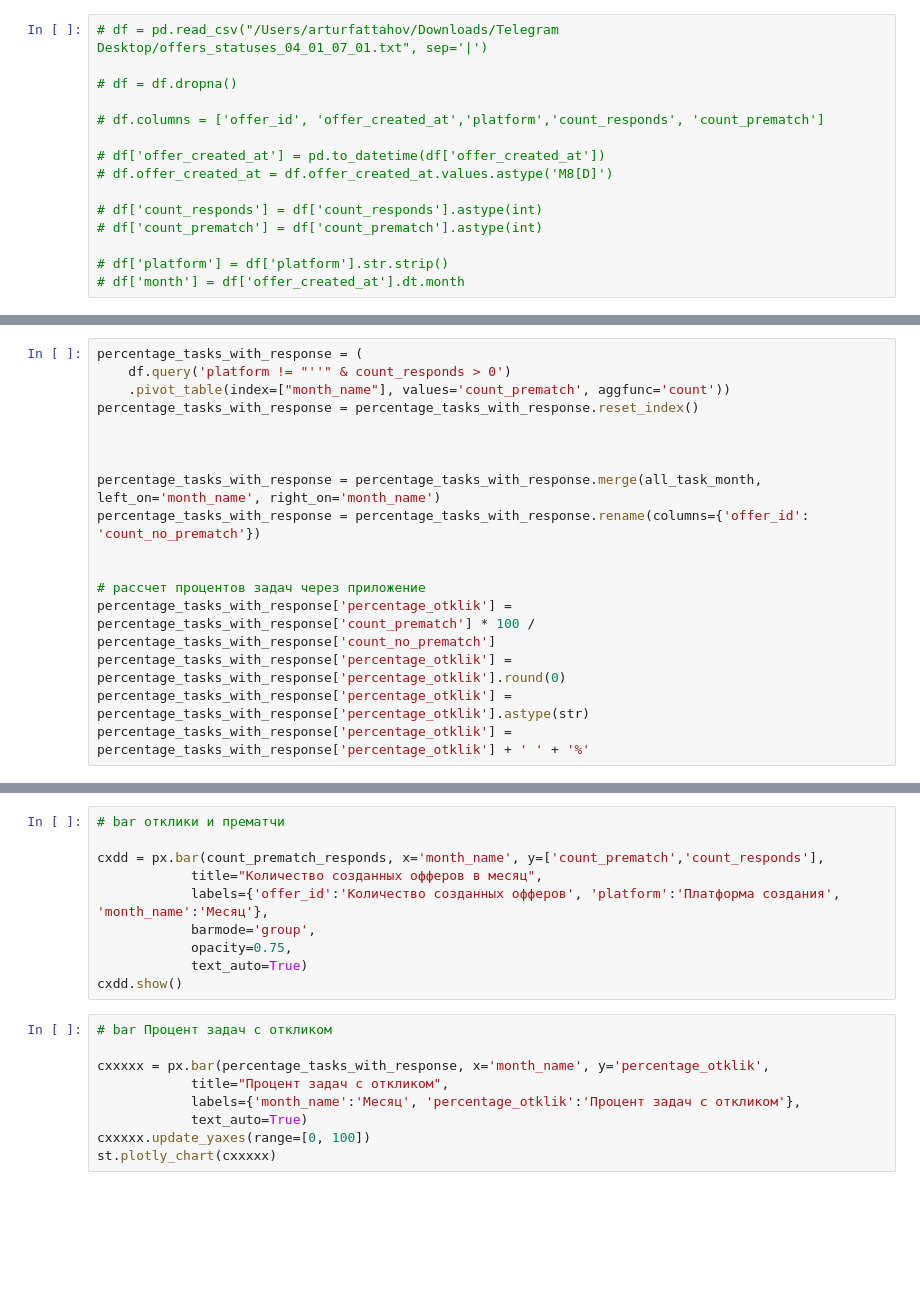
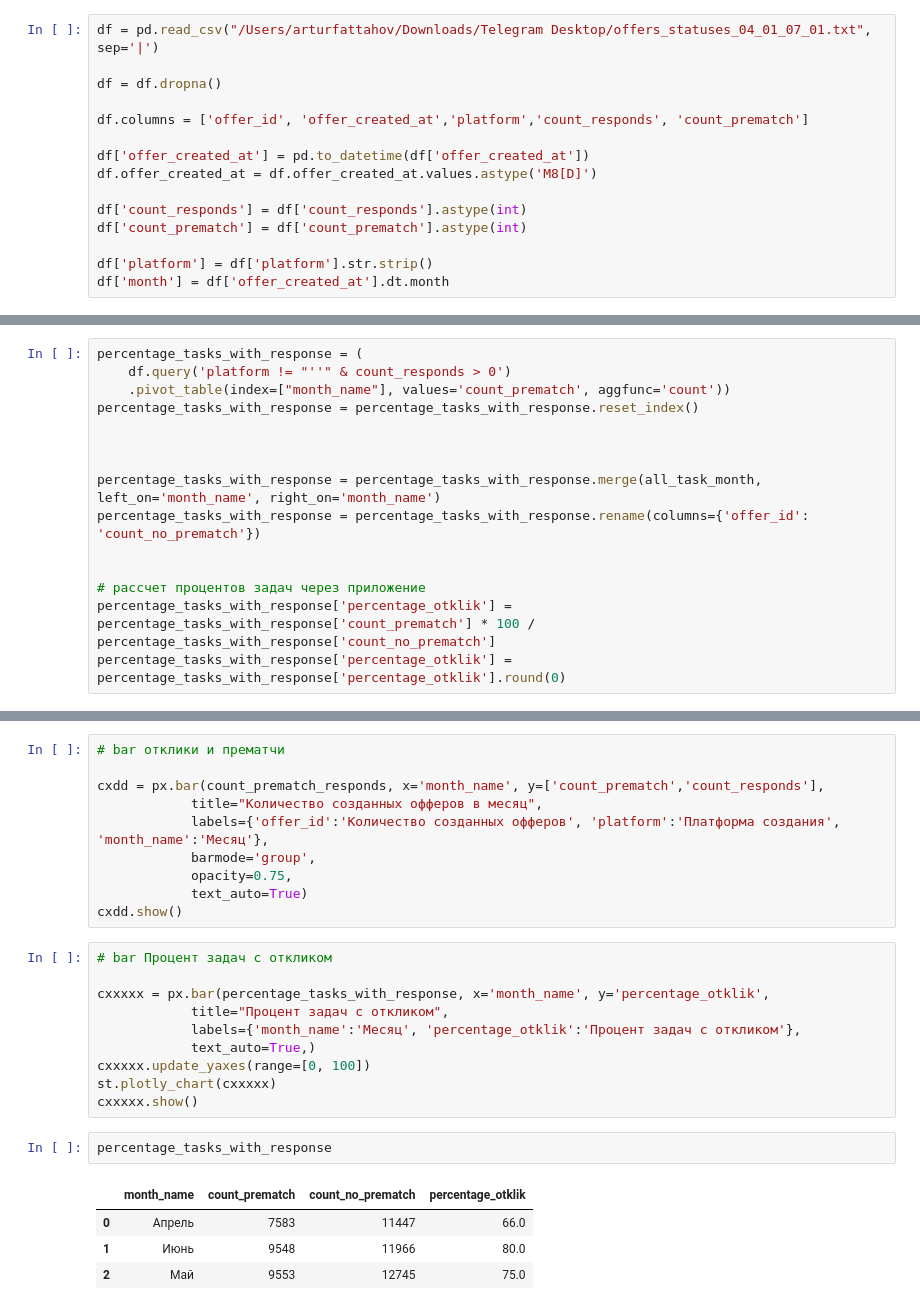
Before and after one commit to ArchFa/UrgYReport, a Jupyter notebook: main_jupyter_file.ipynb, the cells around one changed output, grey strips where cells are left out. Cells and saved outputs as stored; diff of their text form; blank space fills up the shorter version.

```diff
--- a/main_jupyter_file.ipynb
+++ b/main_jupyter_file.ipynb
@@ -63,20 +63,20 @@ if not count_task or not use_example_file:
 # %%
 df['month'] = df['offer_created_at'].dt.month
 # %%
-# df = pd.read_csv("/Users/arturfattahov/Downloads/Telegram Desktop/offers_statuses_04_01_07_01.txt", sep='|')
+df = pd.read_csv("/Users/arturfattahov/Downloads/Telegram Desktop/offers_statuses_04_01_07_01.txt", sep='|')
 
-# df = df.dropna()
+df = df.dropna()
 
-# df.columns = ['offer_id', 'offer_created_at','platform','count_responds', 'count_prematch']
+df.columns = ['offer_id', 'offer_created_at','platform','count_responds', 'count_prematch']
 
-# df['offer_created_at'] = pd.to_datetime(df['offer_created_at'])
-# df.offer_created_at = df.offer_created_at.values.astype('M8[D]')
+df['offer_created_at'] = pd.to_datetime(df['offer_created_at'])
+df.offer_created_at = df.offer_created_at.values.astype('M8[D]')
 
-# df['count_responds'] = df['count_responds'].astype(int)
-# df['count_prematch'] = df['count_prematch'].astype(int)
+df['count_responds'] = df['count_responds'].astype(int)
+df['count_prematch'] = df['count_prematch'].astype(int)
 
-# df['platform'] = df['platform'].str.strip()
-# df['month'] = df['offer_created_at'].dt.month
+df['platform'] = df['platform'].str.strip()
+df['month'] = df['offer_created_at'].dt.month
 # %%
 months = {
         1: 'Январь',
@@ -212,8 +231,6 @@ percentage_tasks_with_response = percentage_tasks_with_response.rename(columns={
 # рассчет процентов задач через приложение
 percentage_tasks_with_response['percentage_otklik'] = percentage_tasks_with_response['count_prematch'] * 100 / percentage_tasks_with_response['count_no_prematch']
 percentage_tasks_with_response['percentage_otklik'] = percentage_tasks_with_response['percentage_otklik'].round(0)
-percentage_tasks_with_response['percentage_otklik'] = percentage_tasks_with_response['percentage_otklik'].astype(str)
-percentage_tasks_with_response['percentage_otklik'] = percentage_tasks_with_response['percentage_otklik'] + ' ' + '%'
 # %%
 ################################### графики и отображаемые элементы ###################################
 # %%
@@ -295,6 +310,14 @@ cxdd.show()
 cxxxxx = px.bar(percentage_tasks_with_response, x='month_name', y='percentage_otklik',
             title="Процент задач с откликом",
             labels={'month_name':'Месяц', 'percentage_otklik':'Процент задач с откликом'},
-            text_auto=True)
+            text_auto=True,)
 cxxxxx.update_yaxes(range=[0, 100])
 st.plotly_chart(cxxxxx)
+cxxxxx.show()
+# %%
+percentage_tasks_with_response
+# %% [output]
+|  | month_name | count_prematch | count_no_prematch | percentage_otklik |
+| 0 | Апрель | 7583 | 11447 | 66.0 |
+| 1 | Июнь | 9548 | 11966 | 80.0 |
+| 2 | Май | 9553 | 12745 | 75.0 |
```
Also changed, not shown: parts of 5 cells of this notebook, 1 other file.
